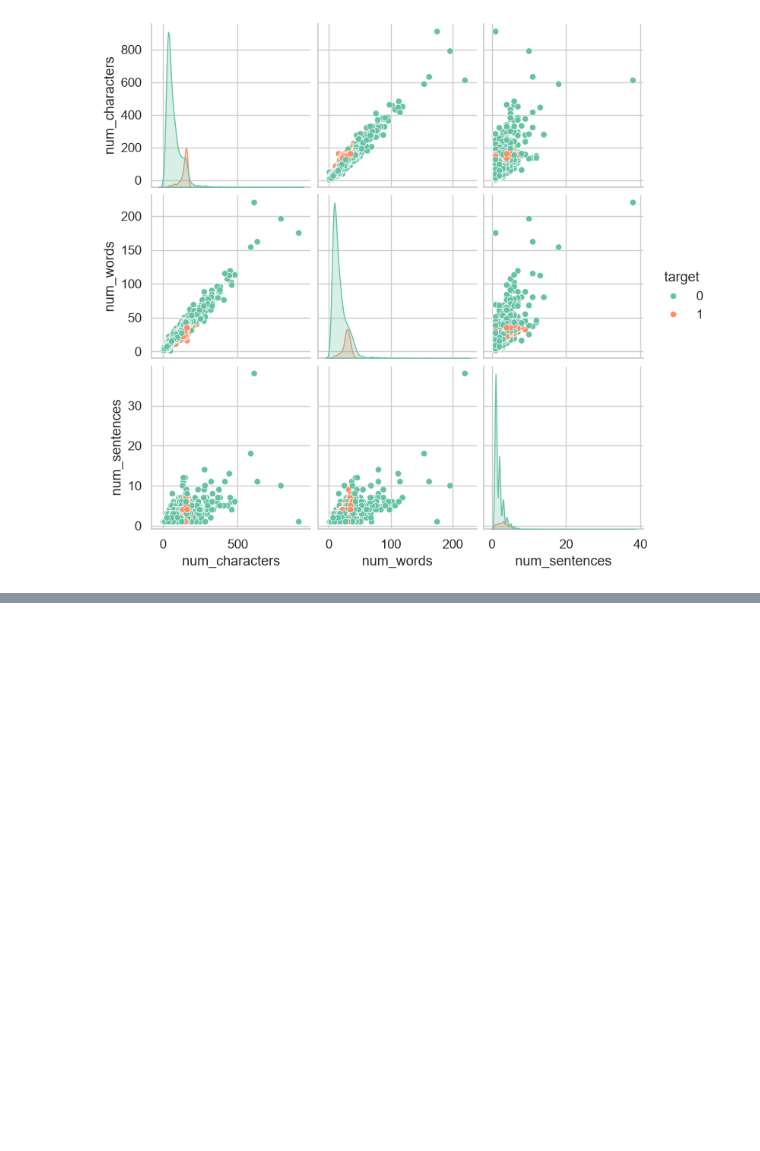
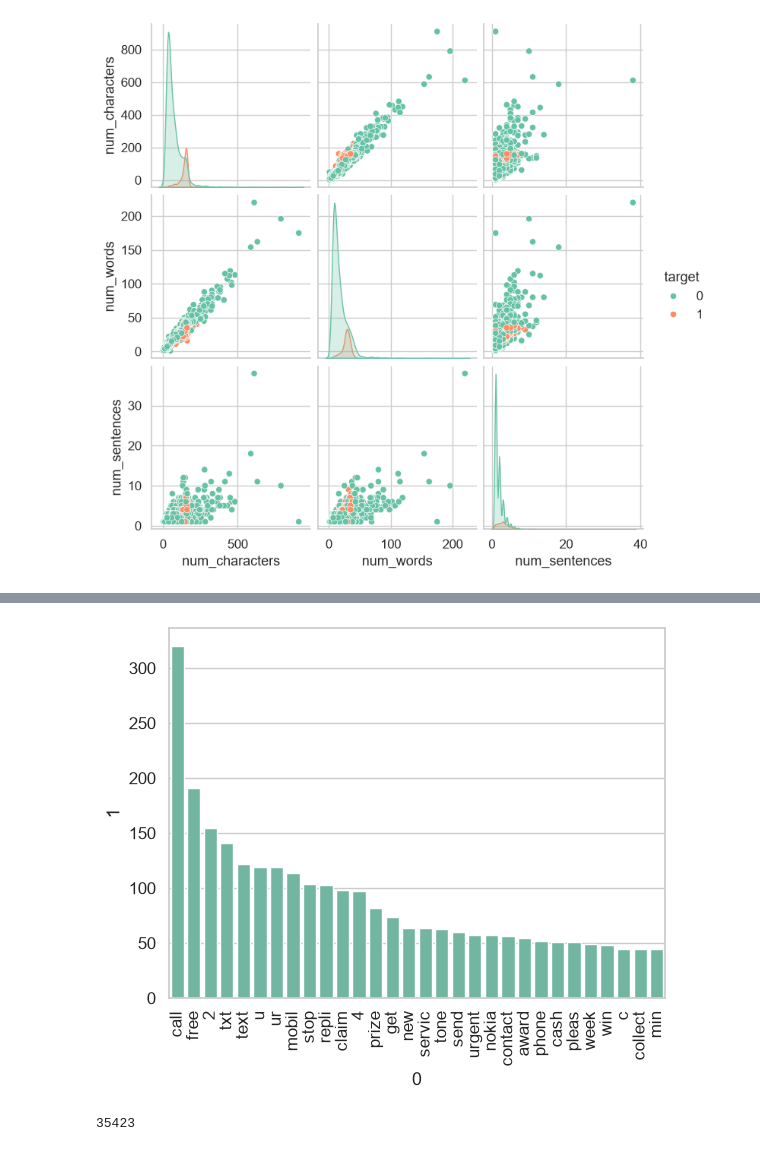
Before and after one commit to manish-singh-deswal/sms-spam-classifier, a Jupyter notebook: 02_notebooks/eda.ipynb, the cells around one changed output, grey strips where cells are left out. Saved outputs shown, nothing was run; the diff lists cells and outputs as text; code cells hidden in the pictures; blank space fills up the shorter version.

Commit message:
feat: do data preprocessing

```diff
--- a/02_notebooks/eda.ipynb
+++ b/02_notebooks/eda.ipynb
@@ -410,0 +657,21 @@ sns.pairplot(df,hue='target')
+# %%
+from collections import Counter
+words_df = pd.DataFrame(Counter(spam_corpus).most_common(30))
+sns.barplot(
+    data=words_df,
+    x = words_df[0],
+    y = words_df[1]
+)
+plt.xticks(rotation='vertical')
+plt.show()
+# %% [output]
+[figure, added]
+# %%
+
+ham_corpus = []
+for messages in df[df['target'] == 0]['transformed_text'].to_list():
+    for word in messages.split():
+        ham_corpus.append(word)
+len(ham_corpus)
+# %% [output]
+35423
```
Also changed, not shown: parts of 26 cells of this notebook.
